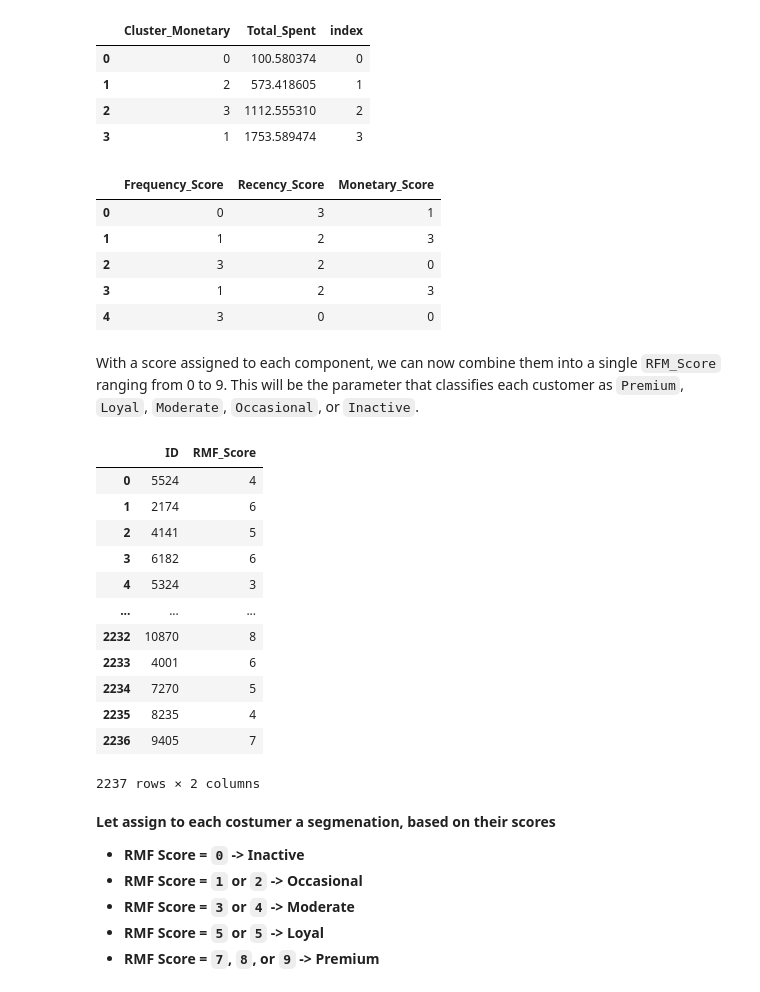
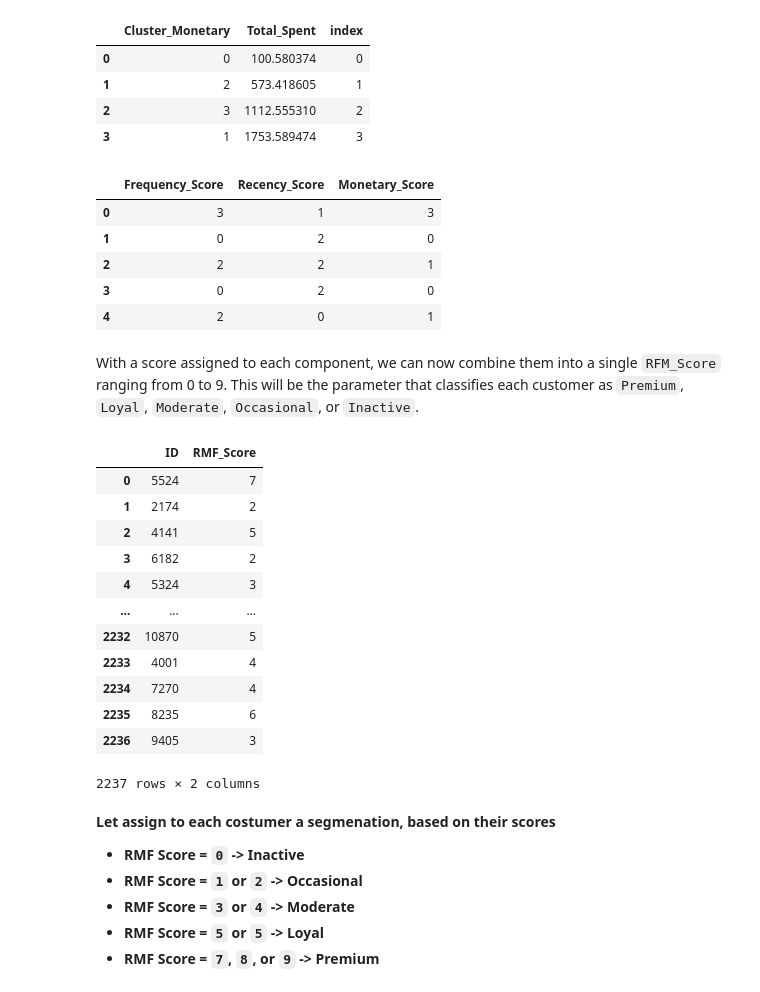
Before and after one commit to pablobagano/customer_segmentation, a Jupyter notebook: notebooks/customer_kmeans.ipynb, the cells around one changed output. Saved outputs shown, nothing was run; the diff lists cells and outputs as text; code cells hidden in the pictures.

```diff
--- a/notebooks/customer_kmeans.ipynb
+++ b/notebooks/customer_kmeans.ipynb
@@ -203,20 +206,20 @@ purchases_group
 | 2 | 3 | 1112.555310 | 2 |
 | 3 | 1 | 1753.589474 | 3 |
 # %%
-frequency_score = {2:0,0:1,1:2,3:3}
-recency_score = {0:0, 2:1, 1:2, 3:3}
-monetary_score = {2:0,1:1,3:2,0:3}
+frequency_score = {0:0, 1:1, 3:2, 2:3}
+recency_score = {0:0, 3:1, 1:2, 2:3}
+monetary_score = {0:0, 2:1, 3:2, 1:3}
 df['Frequency_Score'] = df['Cluster_Frequency'].map(frequency_score)
 df['Recency_Score'] = df['Cluster_Recency'].map(recency_score)
 df['Monetary_Score'] = df['Cluster_Monetary'].map(monetary_score)
 df[['Frequency_Score','Recency_Score', 'Monetary_Score']].head()
 # %% [output]
 |  | Frequency_Score | Recency_Score | Monetary_Score |
-| 0 | 0 | 3 | 1 |
-| 1 | 1 | 2 | 3 |
-| 2 | 3 | 2 | 0 |
-| 3 | 1 | 2 | 3 |
-| 4 | 3 | 0 | 0 |
+| 0 | 3 | 1 | 3 |
+| 1 | 0 | 2 | 0 |
+| 2 | 2 | 2 | 1 |
+| 3 | 0 | 2 | 0 |
+| 4 | 2 | 0 | 1 |
 # %% [markdown]
 With a score assigned to each component, we can now combine them into a single `RFM_Score` ranging from 0 to 9. This will be the parameter that classifies each customer as `Premium`, `Loyal`, `Moderate`, `Occasional`, or `Inactive`.
 # %%
@@ -224,17 +227,17 @@ df['RMF_Score'] = df[['Frequency_Score','Recency_Score', 'Monetary_Score']].sum(
 df[['ID','RMF_Score']]
 # %% [output]
 |  | ID | RMF_Score |
-| 0 | 5524 | 4 |
-| 1 | 2174 | 6 |
+| 0 | 5524 | 7 |
+| 1 | 2174 | 2 |
 | 2 | 4141 | 5 |
-| 3 | 6182 | 6 |
+| 3 | 6182 | 2 |
 | 4 | 5324 | 3 |
 | ... | ... | ... |
-| 2232 | 10870 | 8 |
-| 2233 | 4001 | 6 |
-| 2234 | 7270 | 5 |
-| 2235 | 8235 | 4 |
-| 2236 | 9405 | 7 |
+| 2232 | 10870 | 5 |
+| 2233 | 4001 | 4 |
+| 2234 | 7270 | 4 |
+| 2235 | 8235 | 6 |
+| 2236 | 9405 | 3 |
 2237 rows × 2 columns
 # %% [markdown]
 __Let assign to each costumer a segmenation, based on their scores__
```
Also changed, not shown: parts of 5 cells of this notebook, 1 other file.
